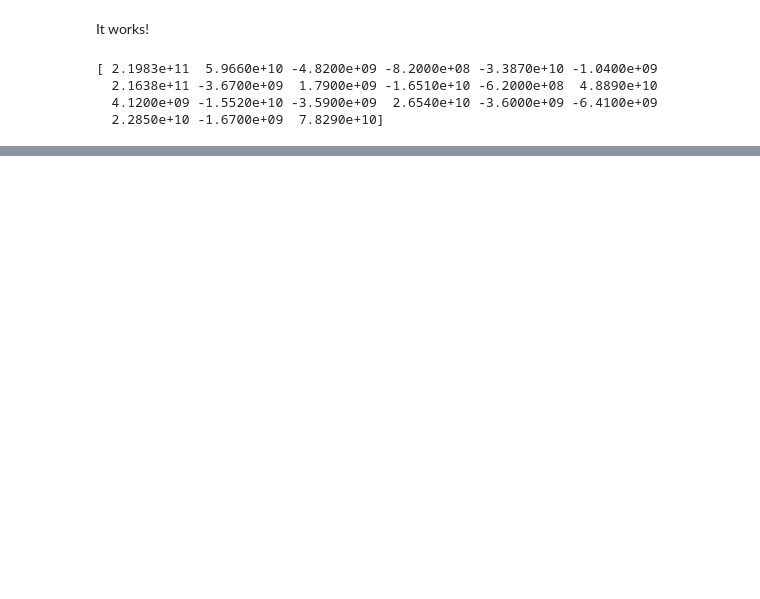
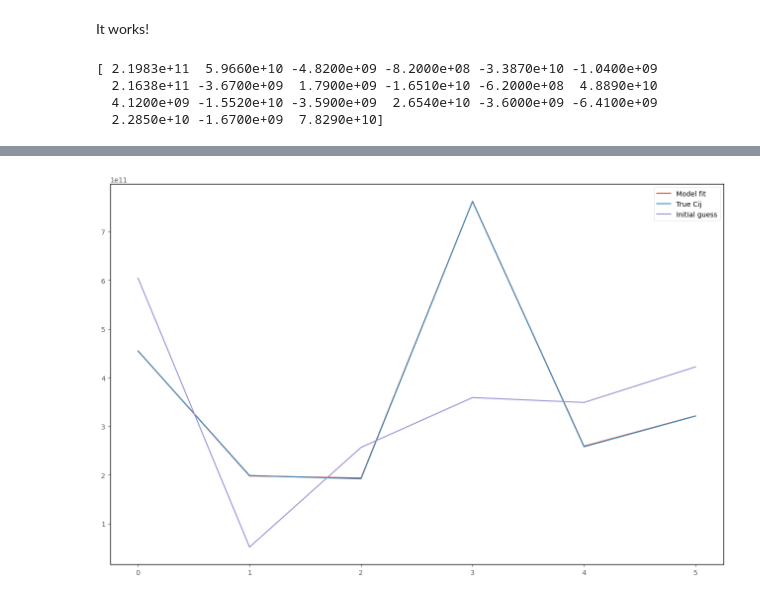
Before and after one commit to jordankando/brillouinfitting, a Jupyter notebook: 6_Burnman3_Elasticity_exercise_corrected.ipynb, the cells around one changed output, grey strips where cells are left out. Saved outputs shown, nothing was run; the diff lists cells and outputs as text; code cells hidden in the pictures; blank space fills up the shorter version.

```diff
--- a/6_Burnman3_Elasticity_exercise_corrected.ipynb
+++ b/6_Burnman3_Elasticity_exercise_corrected.ipynb
@@ -852,0 +876,3 @@ print(talc_stiffness)
+# %%
+stishovite_stiffness = [455e9,  199e9,  192e9,  762e9, 258e9, 321e9]
+stishovite_stiffness = np.array(stishovite_stiffness)
@@ -852,0 +1005,9 @@ print(talc_stiffness)
+# %%
+plt.figure()
+plt.plot(Cij_fit, label= "Model fit")
+plt.plot(stishovite_stiffness, label = "True Cij")
+plt.plot(Cij_0, label = "Initial guess")
+plt.legend()
+plt.show()
+# %% [output]
+[figure, added]
```
Also changed, not shown: parts of 21 cells of this notebook.
